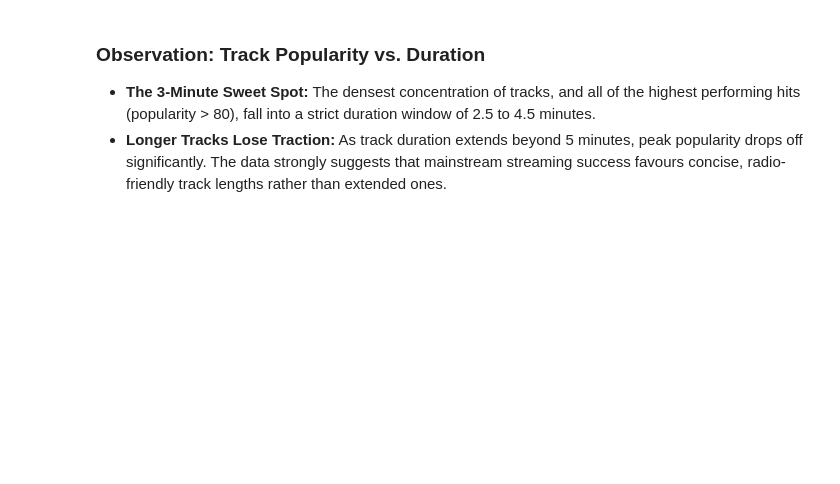
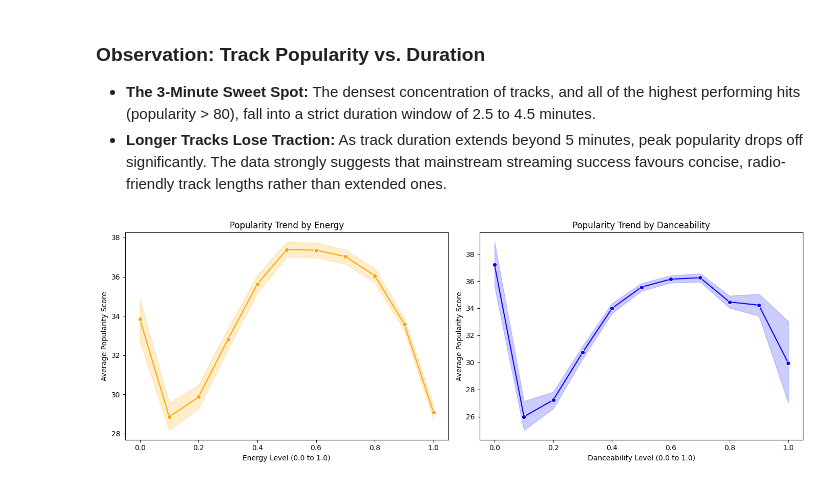
Before and after one commit to RevathiLogs/The-Anatomy-of-a-Hit, a Jupyter notebook: notebooks/02_track_popularity.ipynb, the cells around one changed output. Drawn from its saved outputs; the diff is of its cells as text; code cells hidden in the pictures; blank space fills up the shorter version.

Commit message:
Visualize popularity trends against energy and danceability using line plots

```diff
--- a/notebooks/02_track_popularity.ipynb
+++ b/notebooks/02_track_popularity.ipynb
@@ -148,3 +148,25 @@ plt.show()
 
 * **The 3-Minute Sweet Spot:** The densest concentration of tracks, and all of the highest performing hits (popularity > 80), fall into a strict duration window of 2.5 to 4.5 minutes.
 * **Longer Tracks Lose Traction:** As track duration extends beyond 5 minutes, peak popularity drops off significantly. The data strongly suggests that mainstream streaming success favours concise, radio-friendly track lengths rather than extended ones.
+# %%
+df_clean['energy_level'] = df_clean['energy'].round(1)
+df_clean['danceability_level'] = df_clean['danceability'].round(1)
+
+fig, axes = plt.subplots(1, 2, figsize=(14, 5))
+
+#Chart 1-Line plot for Energy
+sns.lineplot(data=df_clean, x='energy_level', y='popularity', color='orange', marker='o', ax=axes[0])
+axes[0].set_title('Popularity Trend by Energy')
+axes[0].set_xlabel('Energy Level (0.0 to 1.0)')
+axes[0].set_ylabel('Average Popularity Score')
+
+#Chart 2-Line plot for Danceability
+sns.lineplot(data=df_clean, x='danceability_level', y='popularity', color='blue', marker='o', ax=axes[1])
+axes[1].set_title('Popularity Trend by Danceability')
+axes[1].set_xlabel('Danceability Level (0.0 to 1.0)')
+axes[1].set_ylabel('Average Popularity Score')
+
+plt.tight_layout()
+plt.show()
+# %% [output]
+[figure, added]
```
Also changed, not shown: parts of 6 cells of this notebook.
